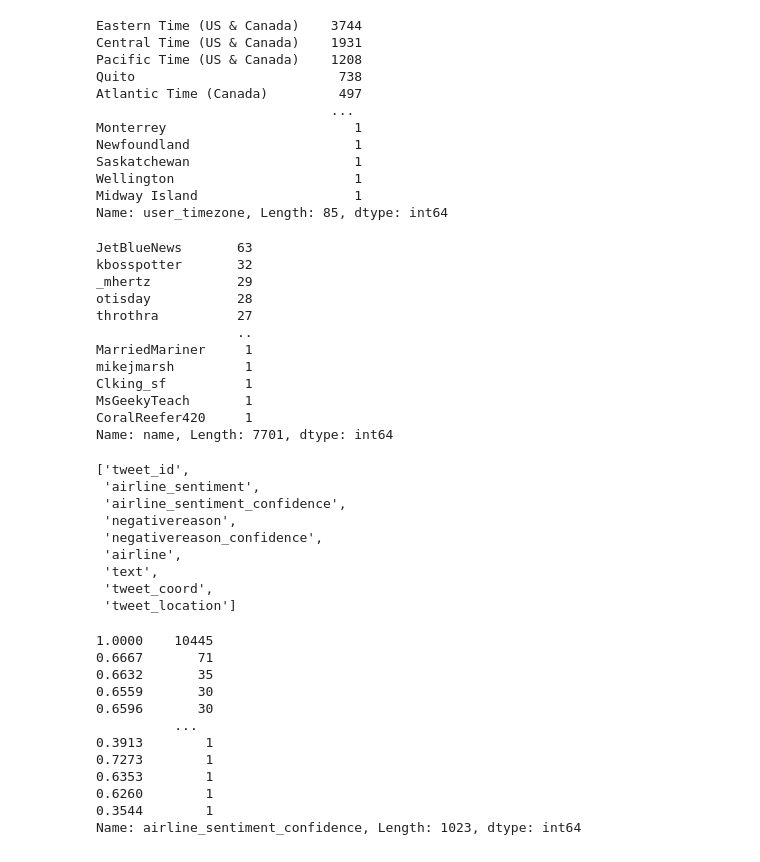
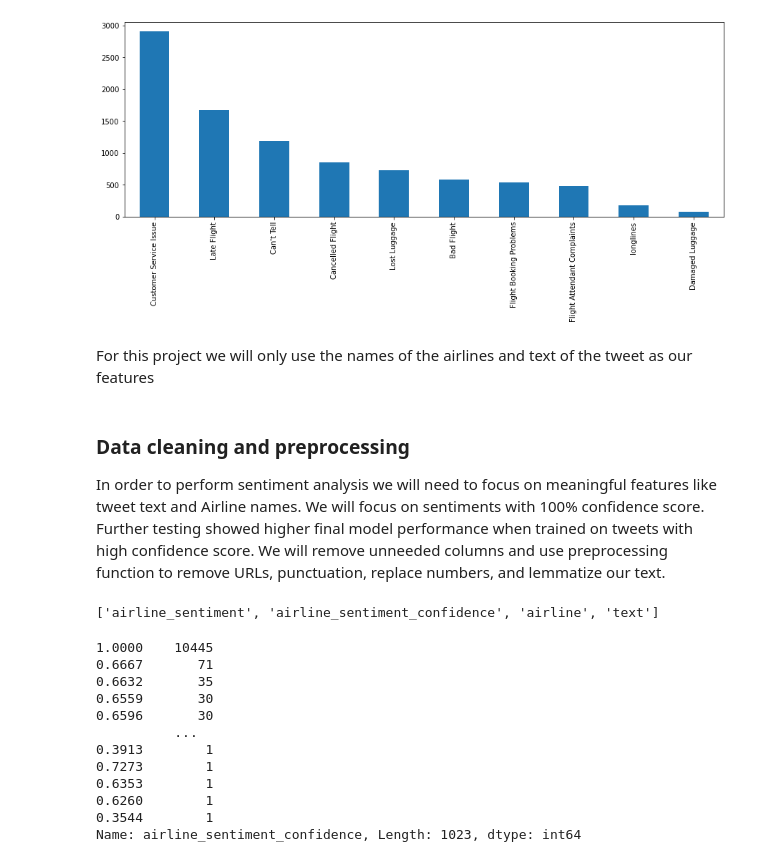
Before and after one commit to feelgd777/nlp_tweets, a Jupyter notebook: data_cleaning.ipynb, the cells around one changed output. Cells and saved outputs as stored; diff of their text form; code cells hidden in the pictures.

```diff
--- a/data_cleaning.ipynb
+++ b/data_cleaning.ipynb
@@ -119,53 +121,32 @@ Name: tweet_created, Length: 14247, dtype: int64
-# %%
-tweets['user_timezone'].value_counts()
-# %% [output]
-Eastern Time (US & Canada)    3744
-Central Time (US & Canada)    1931
-Pacific Time (US & Canada)    1208
-Quito                          738
-Atlantic Time (Canada)         497
-                              ...
-Monterrey                        1
-Newfoundland                     1
-Saskatchewan                     1
-Wellington                       1
-Midway Island                    1
-Name: user_timezone, Length: 85, dtype: int64
-# %%
-tweets['name'].value_counts()
-# %% [output]
-JetBlueNews       63
-kbosspotter       32
-_mhertz           29
-otisday           28
-throthra          27
-                  ..
-MarriedMariner     1
-mikejmarsh         1
-Clking_sf          1
-MsGeekyTeach       1
-CoralReefer420     1
-Name: name, Length: 7701, dtype: int64
+# %%
+#main reason for negative tweets is customer services or Late or cancelled flight
+tweets.negativereason.value_counts().plot(kind='bar', figsize=(15,5));
+# %% [output]
+[figure, added]
+# %% [markdown]
+For this project we will only use the names of the airlines and text of the tweet as our features
+# %% [markdown]
+### Data cleaning and preprocessing
+In order to perform sentiment analysis we will need to focus on meaningful features like tweet text and Airline names.
+We will focus on sentiments with 100% confidence score. Further testing showed higher final model performance when trained on tweets with high confidence score. We will remove unneeded columns and use preprocessing function to remove URLs, punctuation, replace numbers, and lemmatize our text.
 # %%
+#Dropping unnecessary columns
 tweets.drop('negativereason_gold', axis=1, inplace=True)
 tweets.drop('airline_sentiment_gold', axis=1, inplace=True)
 tweets.drop('retweet_count', axis=1, inplace=True)
 tweets.drop('tweet_created', axis=1, inplace=True)
 tweets.drop('user_timezone', axis=1, inplace=True)
 tweets.drop('name', axis=1, inplace=True)
+tweets.drop('tweet_id', axis=1, inplace=True)
+tweets.drop('negativereason', axis=1, inplace=True)
+tweets.drop('tweet_coord', axis=1, inplace=True)
+tweets.drop('tweet_location', axis=1, inplace=True)
+tweets.drop('negativereason_confidence', axis=1, inplace=True)
 
 #current list of columns
 list(tweets.columns)
 # %% [output]
-['tweet_id',
- 'airline_sentiment',
- 'airline_sentiment_confidence',
- 'negativereason',
- 'negativereason_confidence',
- 'airline',
- 'text',
- 'tweet_coord',
- 'tweet_location']
+['airline_sentiment', 'airline_sentiment_confidence', 'airline', 'text']
 # %%
 tweets['airline_sentiment_confidence'].value_counts()
 # %% [output]
```
Also changed, not shown: parts of 161 cells of this notebook.
